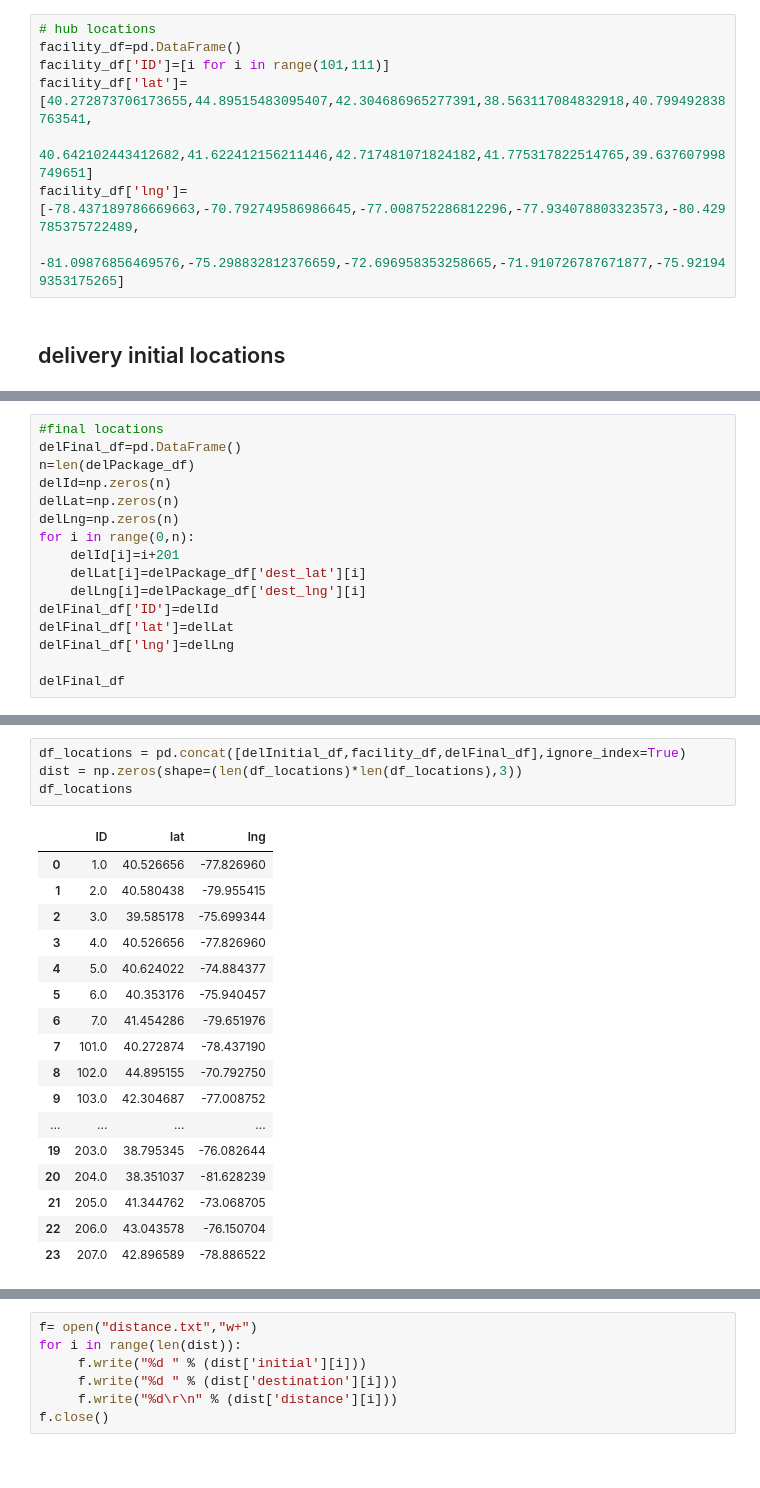
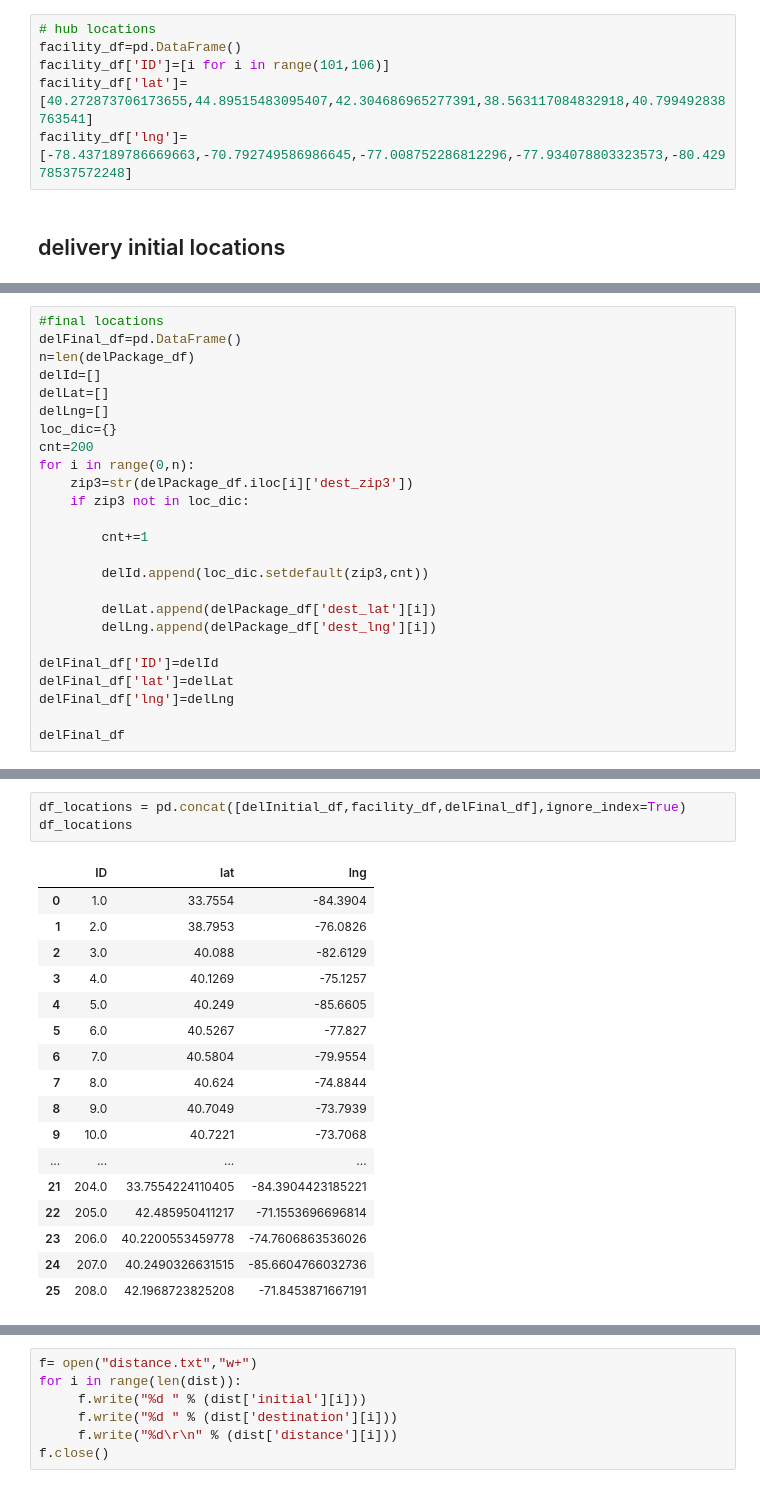
Before and after one commit to seenhzj/Cornell_PB_NE_Hub, a Jupyter notebook: models/calculate distance.ipynb, the cells around one changed output, grey strips where cells are left out. Saved outputs shown, nothing was run; the diff lists cells and outputs as text.

```diff
--- a/models/calculate distance.ipynb
+++ b/models/calculate distance.ipynb
@@ -188,11 +194,9 @@ print(oriNullReturnPackage_df['nullcount'][0]/totalReturnPackage_df['totalcount'
 # %%
 # hub locations
 facility_df=pd.DataFrame()
-facility_df['ID']=[i for i in range(101,111)]
-facility_df['lat']=[40.272873706173655,44.89515483095407,42.304686965277391,38.563117084832918,40.799492838763541,
-                    40.642102443412682,41.622412156211446,42.717481071824182,41.775317822514765,39.637607998749651]
-facility_df['lng']=[-78.437189786669663,-70.792749586986645,-77.008752286812296,-77.934078803323573,-80.429785375722489,
-                    -81.09876856469576,-75.298832812376659,-72.696958353258665,-71.910726787671877,-75.921949353175265]
+facility_df['ID']=[i for i in range(101,106)]
+facility_df['lat']=[40.272873706173655,44.89515483095407,42.304686965277391,38.563117084832918,40.799492838763541]
+facility_df['lng']=[-78.437189786669663,-70.792749586986645,-77.008752286812296,-77.934078803323573,-80.42978537572248]
 # %% [markdown]
 ## delivery initial locations
 # %%
@@ -223,13 +233,22 @@ delInitial_df
 #final locations
 delFinal_df=pd.DataFrame()
 n=len(delPackage_df)
-delId=np.zeros(n)
-delLat=np.zeros(n)
-delLng=np.zeros(n)
+delId=[]
+delLat=[]
+delLng=[]
+loc_dic={}
+cnt=200
 for i in range(0,n):
-    delId[i]=i+201
-    delLat[i]=delPackage_df['dest_lat'][i]
-    delLng[i]=delPackage_df['dest_lng'][i]
+    zip3=str(delPackage_df.iloc[i]['dest_zip3'])
+    if zip3 not in loc_dic:
+
+        cnt+=1
+
+        delId.append(loc_dic.setdefault(zip3,cnt))
+
+        delLat.append(delPackage_df['dest_lat'][i])
+        delLng.append(delPackage_df['dest_lng'][i])
+
 delFinal_df['ID']=delId
 delFinal_df['lat']=delLat
 delFinal_df['lng']=delLng
@@ -247,25 +267,24 @@ delFinal_df
 # %%
 df_locations = pd.concat([delInitial_df,facility_df,delFinal_df],ignore_index=True)
-dist = np.zeros(shape=(len(df_locations)*len(df_locations),3))
 df_locations
 # %% [output]
 |  | ID | lat | lng |
-| 0 | 1.0 | 40.526656 | -77.826960 |
-| 1 | 2.0 | 40.580438 | -79.955415 |
-| 2 | 3.0 | 39.585178 | -75.699344 |
-| 3 | 4.0 | 40.526656 | -77.826960 |
-| 4 | 5.0 | 40.624022 | -74.884377 |
-| 5 | 6.0 | 40.353176 | -75.940457 |
-| 6 | 7.0 | 41.454286 | -79.651976 |
-| 7 | 101.0 | 40.272874 | -78.437190 |
-| 8 | 102.0 | 44.895155 | -70.792750 |
-| 9 | 103.0 | 42.304687 | -77.008752 |
+| 0 | 1.0 | 33.7554 | -84.3904 |
+| 1 | 2.0 | 38.7953 | -76.0826 |
+| 2 | 3.0 | 40.088 | -82.6129 |
+| 3 | 4.0 | 40.1269 | -75.1257 |
+| 4 | 5.0 | 40.249 | -85.6605 |
+| 5 | 6.0 | 40.5267 | -77.827 |
+| 6 | 7.0 | 40.5804 | -79.9554 |
+| 7 | 8.0 | 40.624 | -74.8844 |
+| 8 | 9.0 | 40.7049 | -73.7939 |
+| 9 | 10.0 | 40.7221 | -73.7068 |
 | ... | ... | ... | ... |
-| 19 | 203.0 | 38.795345 | -76.082644 |
-| 20 | 204.0 | 38.351037 | -81.628239 |
-| 21 | 205.0 | 41.344762 | -73.068705 |
-| 22 | 206.0 | 43.043578 | -76.150704 |
-| 23 | 207.0 | 42.896589 | -78.886522 |
+| 21 | 204.0 | 33.7554224110405 | -84.3904423185221 |
+| 22 | 205.0 | 42.485950411217 | -71.1553696696814 |
+| 23 | 206.0 | 40.2200553459778 | -74.7606863536026 |
+| 24 | 207.0 | 40.2490326631515 | -85.6604766032736 |
+| 25 | 208.0 | 42.1968723825208 | -71.8453871667191 |
 # %%
 #facility facility distance
 dist = np.zeros(shape=(len(df_locations)*len(df_locations),3))
```
Also changed, not shown: parts of 18 cells of this notebook, 15 other files.
